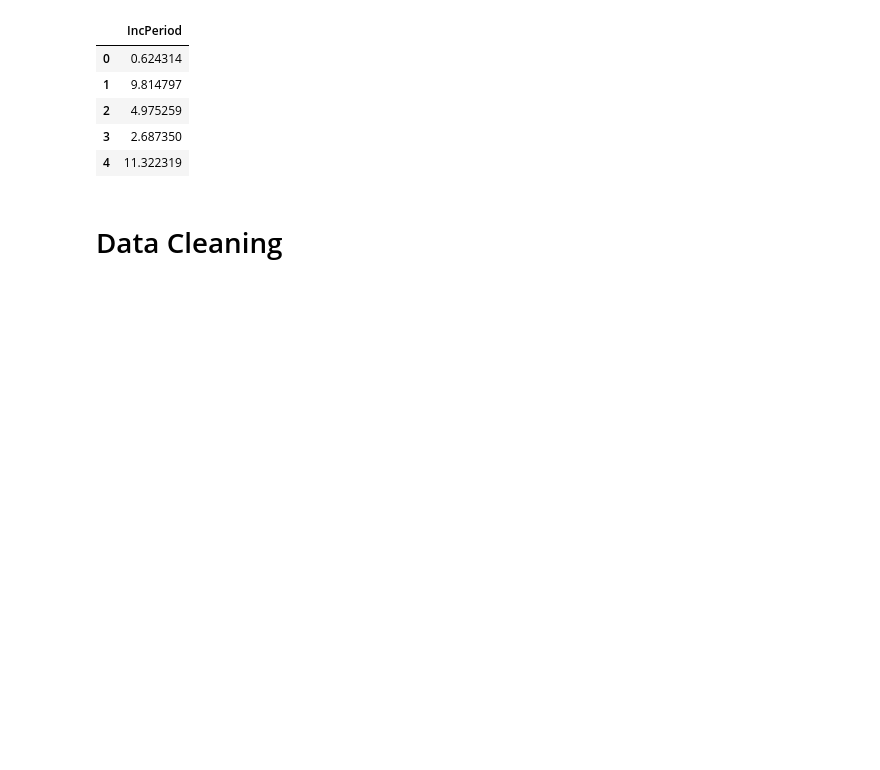
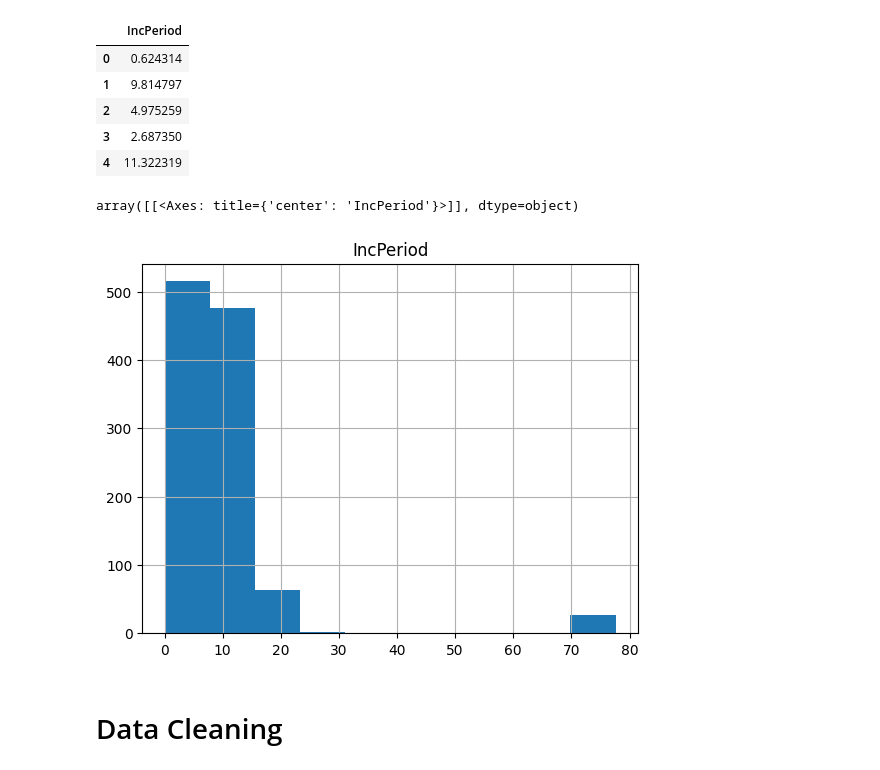
Before and after one commit to Jibbet/statmeth, a Jupyter notebook: code/ex2/IncubationTime-Skeleton.ipynb, the cells around one changed output. Drawn from its saved outputs; the diff is of its cells as text; code cells hidden in the pictures; blank space fills up the shorter version.

```diff
--- a/code/ex2/IncubationTime-Skeleton.ipynb
+++ b/code/ex2/IncubationTime-Skeleton.ipynb
@@ -22,7 +22,12 @@ data.head()
 # %%
 # histogram of data
 # you can use the pandas method dataframe.hist(bins=nmbr_bins)
 # specify appropriate number of bins
+
+data.hist()
+# %% [output]
+array([[<Axes: title={'center': 'IncPeriod'}>]], dtype=object)
+[figure, added]
 # %% [markdown]
 # Data Cleaning
 # %%
```
Also changed, not shown: parts of 11 cells of this notebook.
